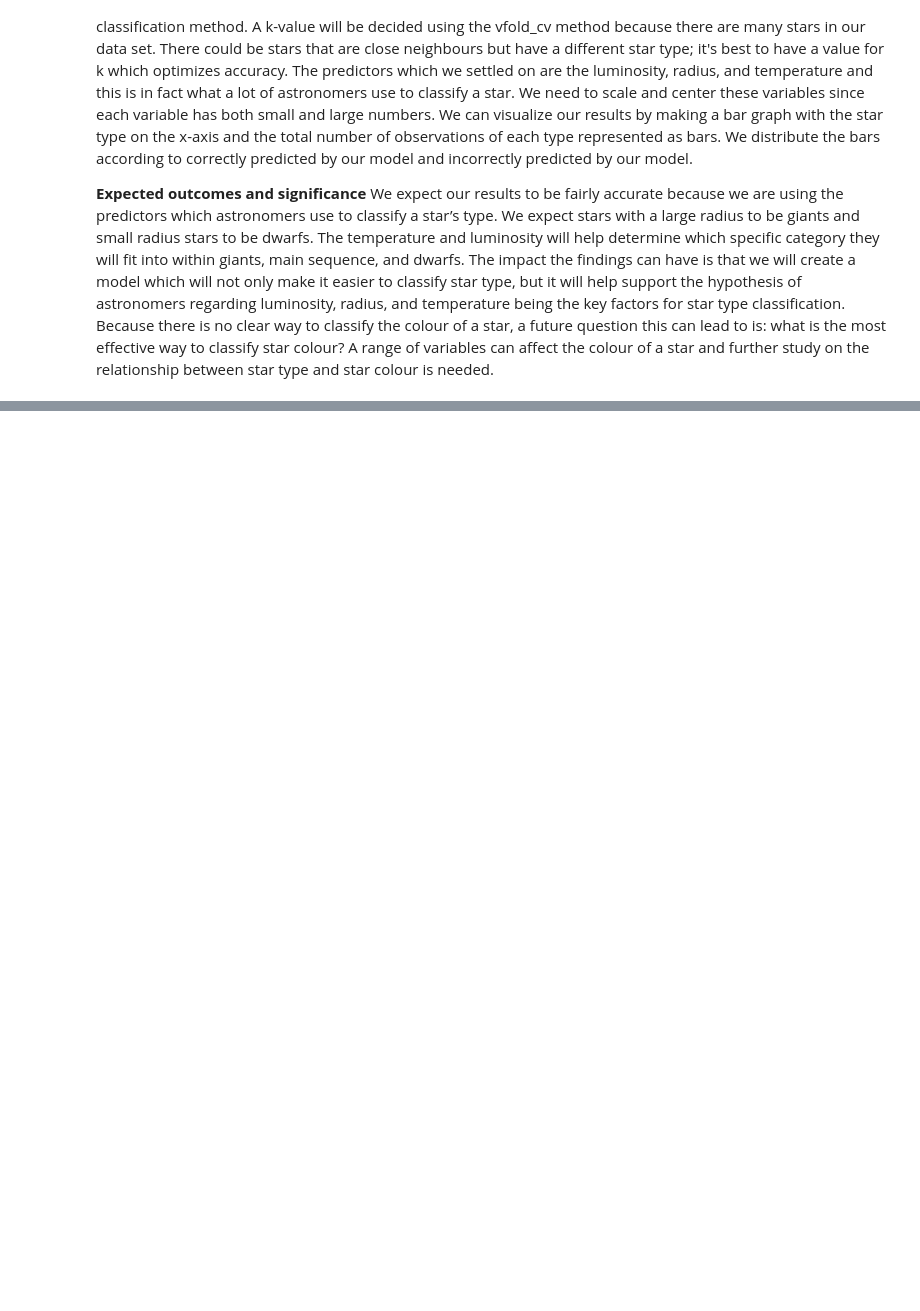
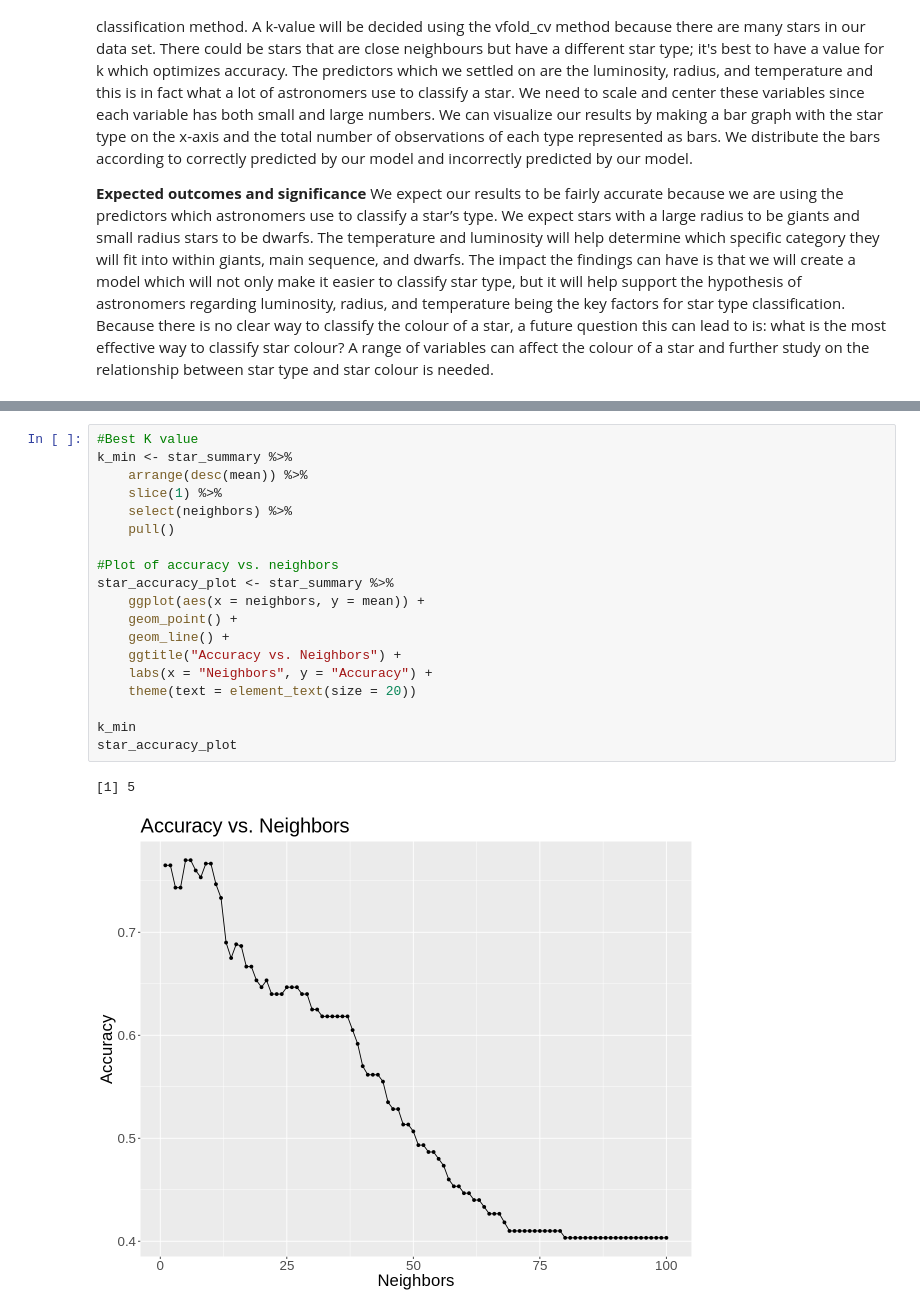
Before and after one commit to KarnS1o3/DSCI-project, a Jupyter notebook: Group_Project_proposal.ipynb, the cells around one changed output, grey strips where cells are left out. Drawn from its saved outputs; the diff is of its cells as text; blank space fills up the shorter version.

```diff
--- a/Group_Project_proposal.ipynb
+++ b/Group_Project_proposal.ipynb
@@ -136,0 +181,22 @@ A tibble: 6 × 5
+# %%
+#Best K value
+k_min <- star_summary %>%
+    arrange(desc(mean)) %>%
+    slice(1) %>%
+    select(neighbors) %>%
+    pull()
+
+#Plot of accuracy vs. neighbors
+star_accuracy_plot <- star_summary %>%
+    ggplot(aes(x = neighbors, y = mean)) +
+    geom_point() +
+    geom_line() +
+    ggtitle("Accuracy vs. Neighbors") +
+    labs(x = "Neighbors", y = "Accuracy") +
+    theme(text = element_text(size = 20))
+
+k_min
+star_accuracy_plot
+# %% [output]
+[1] 5
+[figure, added]
```
Also changed, not shown: parts of 3 cells of this notebook.
